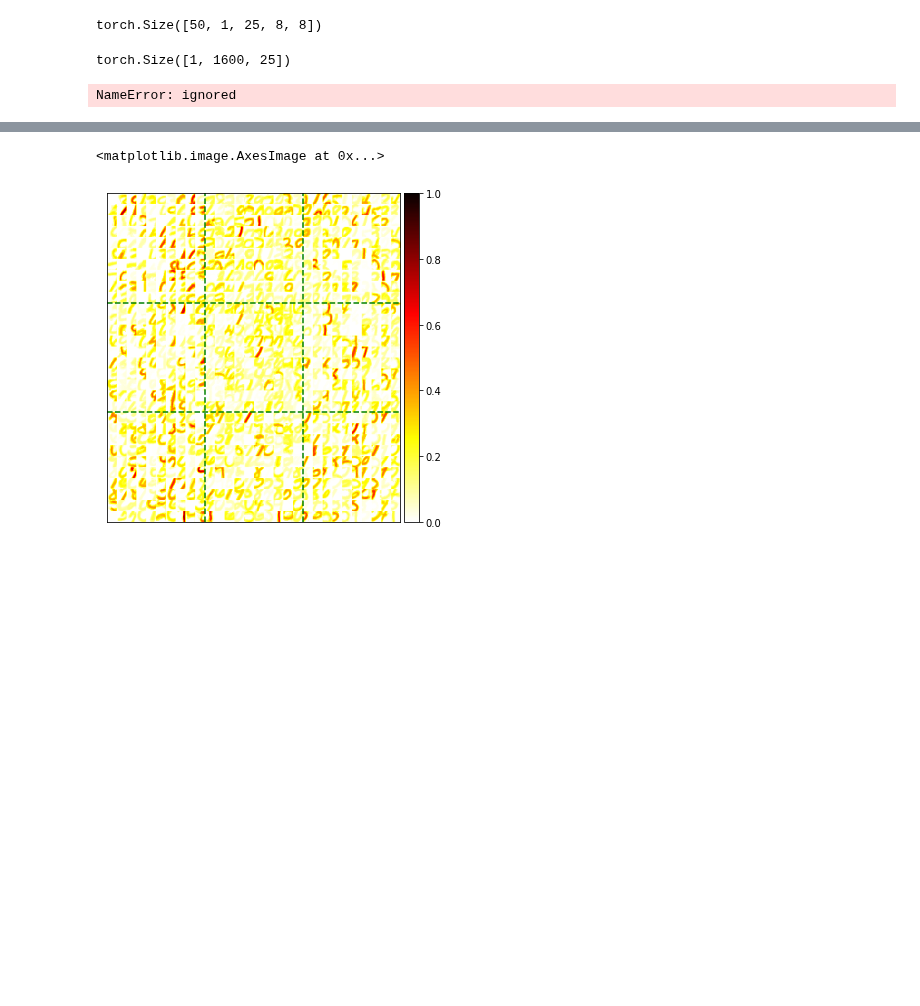
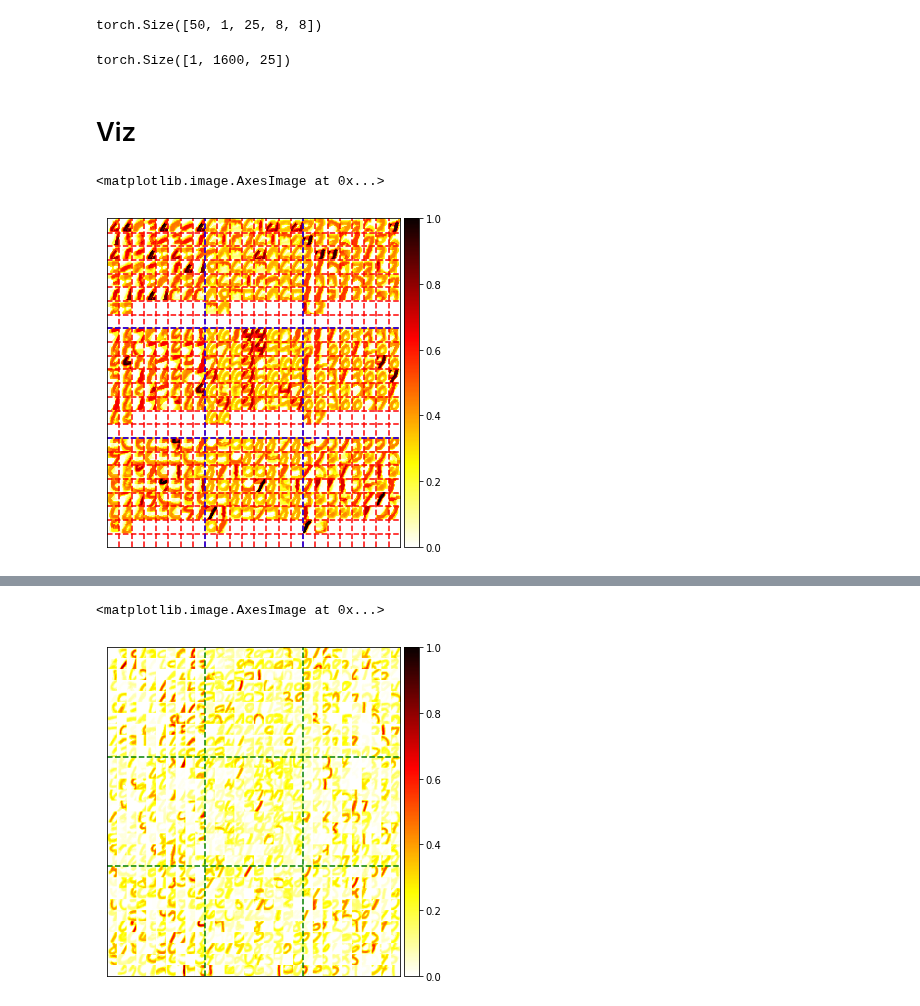
Before and after one commit to Singular-Brain/DeepBioLCNet, a Jupyter notebook: BioLCNet.ipynb, the cells around one changed output, grey strips where cells are left out. Saved outputs shown, nothing was run; the diff lists cells and outputs as text; code cells hidden in the pictures; blank space fills up the shorter version.

```diff
--- a/BioLCNet.ipynb
+++ b/BioLCNet.ipynb
@@ -1389,3 +1416,5 @@ torch.Size([50, 1, 25, 8, 8])
 net.connections[('input', 'main1')].w.shape
 # %% [output]
 torch.Size([1, 1600, 25])
+# %% [markdown]
+# Viz
@@ -1392,7 +1789,8 @@ torch.Size([1, 1600, 25])
 # %%
-plot_LC_weights(net.connections[('input', 'main1')].w)
+plot_LC_weights(net.connections[('input', 'main1')])
 # %% [output]
-NameError: ignored
+<matplotlib.image.AxesImage at 0x...>
+[figure, added]
 # %%
 plot_locally_connected_weights_meh(net.connections[('input', 'main1')].w,100,1,0,22,15,2)
 # %% [output]
```
Also changed, not shown: parts of 14 cells of this notebook.
